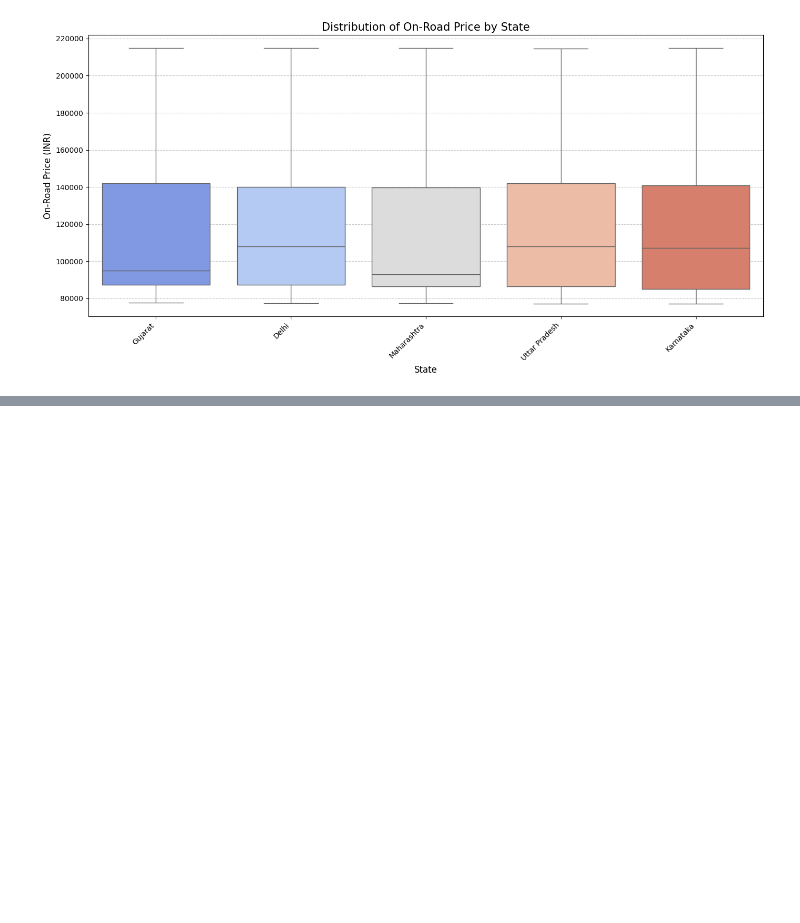
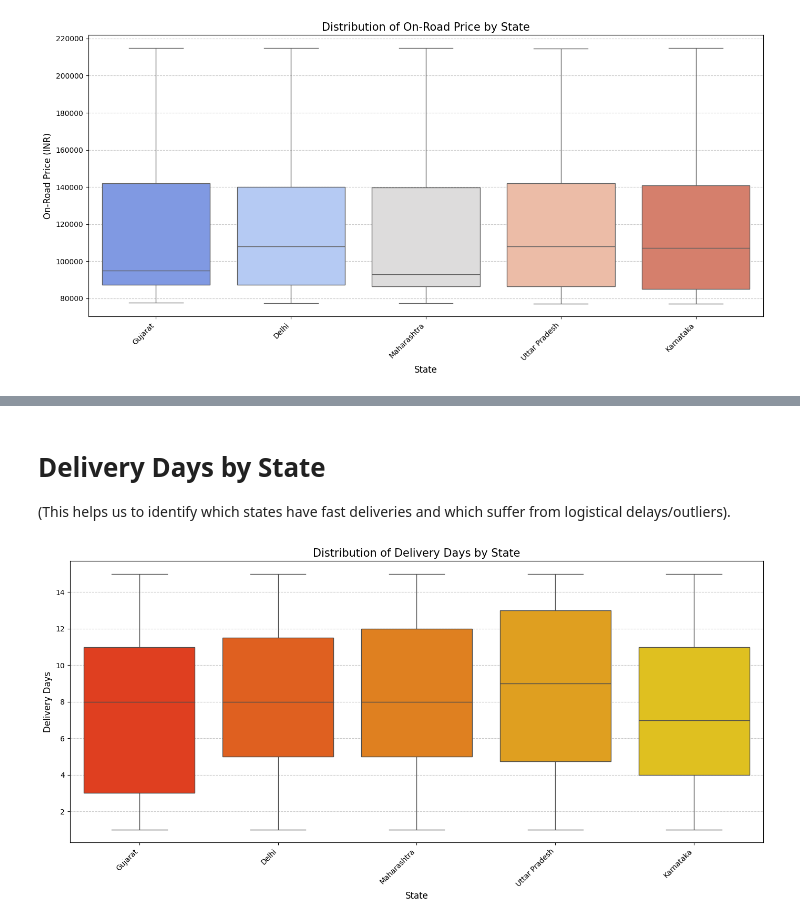
Before and after one commit to sameer-S-R-A/Project_matrix, a Jupyter notebook: honda_sales_EDA.ipynb, the cells around one changed output, grey strips where cells are left out. Drawn from its saved outputs; the diff is of its cells as text; code cells hidden in the pictures; blank space fills up the shorter version.

```diff
--- a/honda_sales_EDA.ipynb
+++ b/honda_sales_EDA.ipynb
@@ -753,0 +769,11 @@ plt.show()
+# %%
+import pandas as pd
+
+
+
+# 1. Convert the 'Order_Date' column to datetime objects first
+# (If it's already a datetime column, you can skip this step)
+df['Order_Date'] = pd.to_datetime(df['Order_Date'])
+
+# 2. Format it to "12-March-2026" (%d is day, %B is full month name, %Y is 4-digit year)
+df['Order_Date'] = df['Order_Date'].dt.strftime('%d-%B-%Y').str.upper()
@@ -753,0 +793,6 @@ plt.show()
+# %%
+# Keep only rows where Customer_Age is >= 18 AND <= 80
+df = df[(df['Customer_Age'] >= 18) & (df['Customer_Age'] <= 80)]
+
+# Optional: Reset the index after dropping rows
+# df = df.reset_index(drop=True)
@@ -753,0 +833,4 @@ plt.show()
+# %%
+
+df['Dealer_Name'] = df['Dealer_Name'].str.replace(r'\s+', ' ', regex=True).str.strip()
+df['Dealer_Name'].head()
@@ -753,0 +844,5 @@ plt.show()
+# %%
+
+df['Dealer_Name'] = df['Dealer_Name'].str.replace(r' ', '_', regex=True).str.strip()
+df['City'] = df['City'].str.replace(r'\s+', ' ', regex=True)
+df[['Dealer_Name', 'City']].head()
@@ -753,0 +868,18 @@ plt.show()
+# %% [markdown]
+# Delivery Days by State
+ (This helps us to identify which states have fast deliveries and which suffer from logistical delays/outliers).
+# %%
+import seaborn as sns
+import matplotlib.pyplot as plt
+
+plt.figure(figsize=(14, 7))
+sns.boxplot(data=df, x='State', y='Delivery_Days', hue='State', palette='autumn', legend=False)
+plt.title('Distribution of Delivery Days by State', fontsize=15)
+plt.xlabel('State', fontsize=12)
+plt.ylabel('Delivery Days', fontsize=12)
+plt.xticks(rotation=45, ha='right')
+plt.grid(axis='y', linestyle='--', alpha=0.7)
+plt.tight_layout()
+plt.show()
+# %% [output]
+[figure, added]
```
Also changed, not shown: parts of 16 cells of this notebook.
